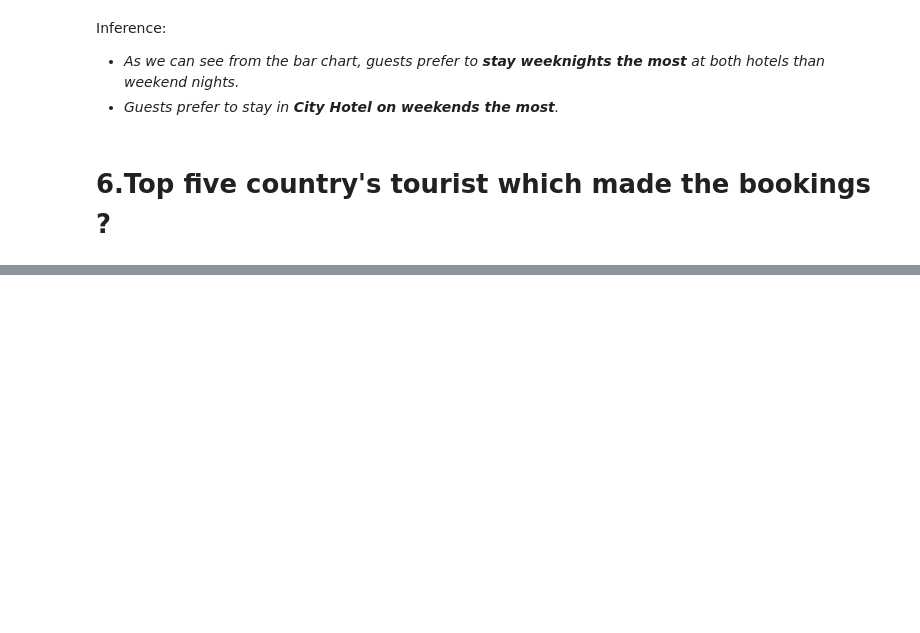
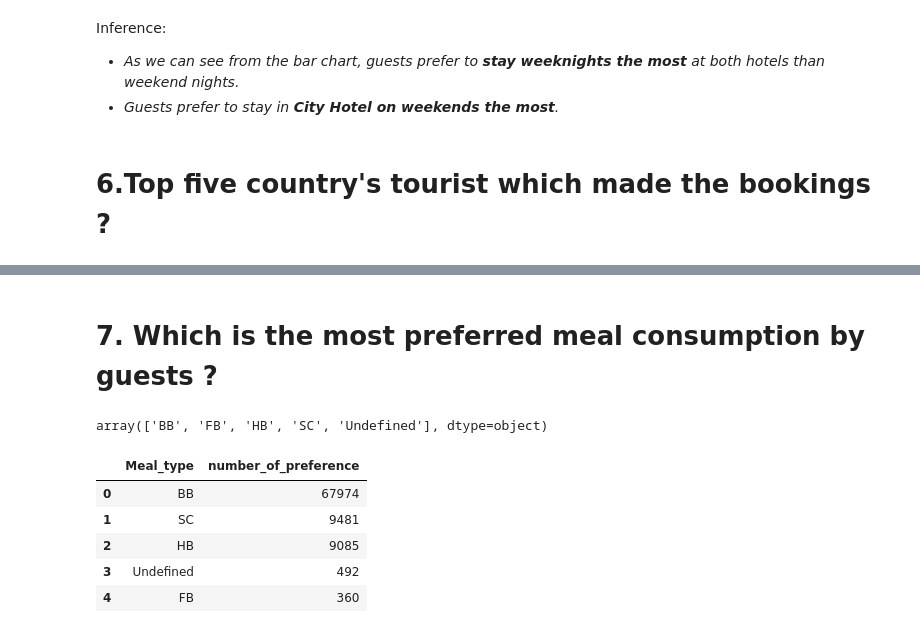
Before and after one commit to shrikantkute/EDA-Hotel-Booking, a Jupyter notebook: Hotel_Booking_EDA.ipynb, the cells around one changed output, grey strips where cells are left out. Cells and saved outputs as stored; diff of their text form; code cells hidden in the pictures; blank space fills up the shorter version.

```diff
--- a/Hotel_Booking_EDA.ipynb
+++ b/Hotel_Booking_EDA.ipynb
@@ -883,0 +828,17 @@ plt.ylabel("Booking Count", weight='bold', size=12)
+# %% [markdown]
+# 7. Which is the most preferred meal consumption by guests ?
+# %%
+hotel_df['meal'].unique()
+# %% [output]
+array(['BB', 'FB', 'HB', 'SC', 'Undefined'], dtype=object)
+# %%
+meal=hotel_df['meal'].value_counts().reset_index()
+meal.columns=['Meal_type','number_of_preference']
+meal
+# %% [output]
+|  | Meal_type | number_of_preference |
+| 0 | BB | 67974 |
+| 1 | SC | 9481 |
+| 2 | HB | 9085 |
+| 3 | Undefined | 492 |
+| 4 | FB | 360 |
```
Also changed, not shown: parts of 16 cells of this notebook.
